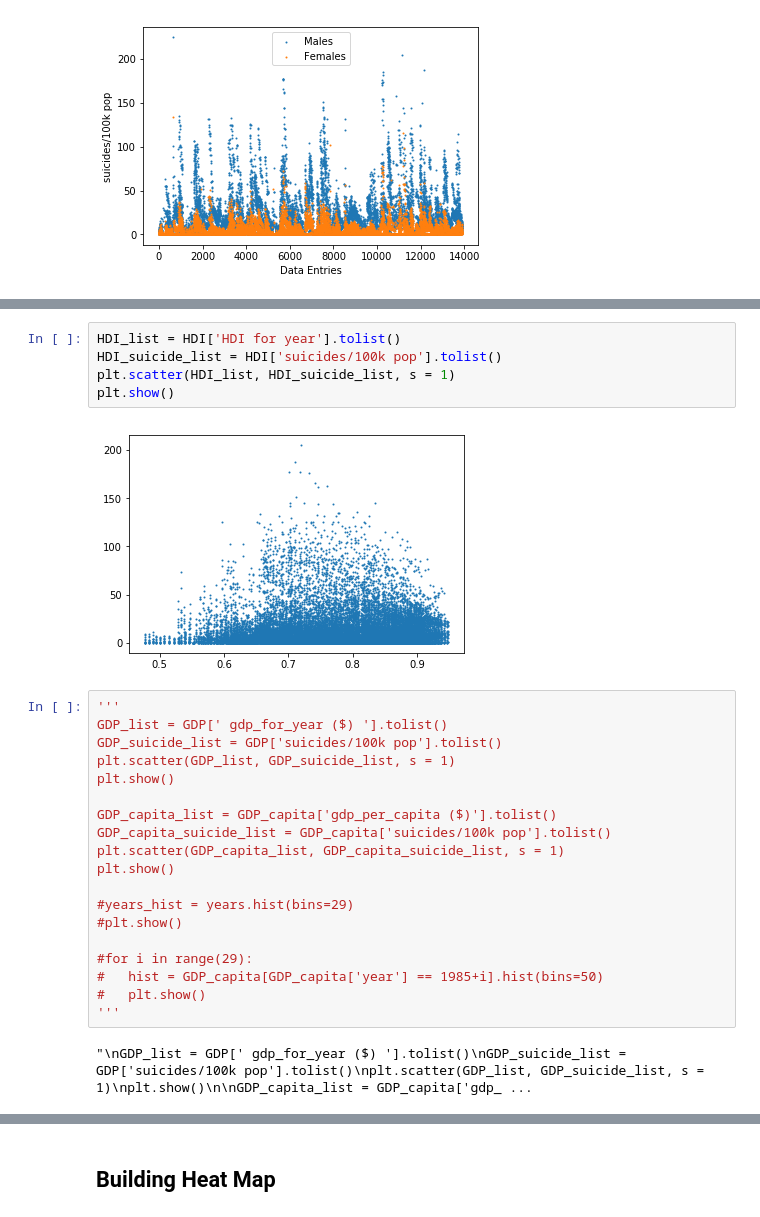
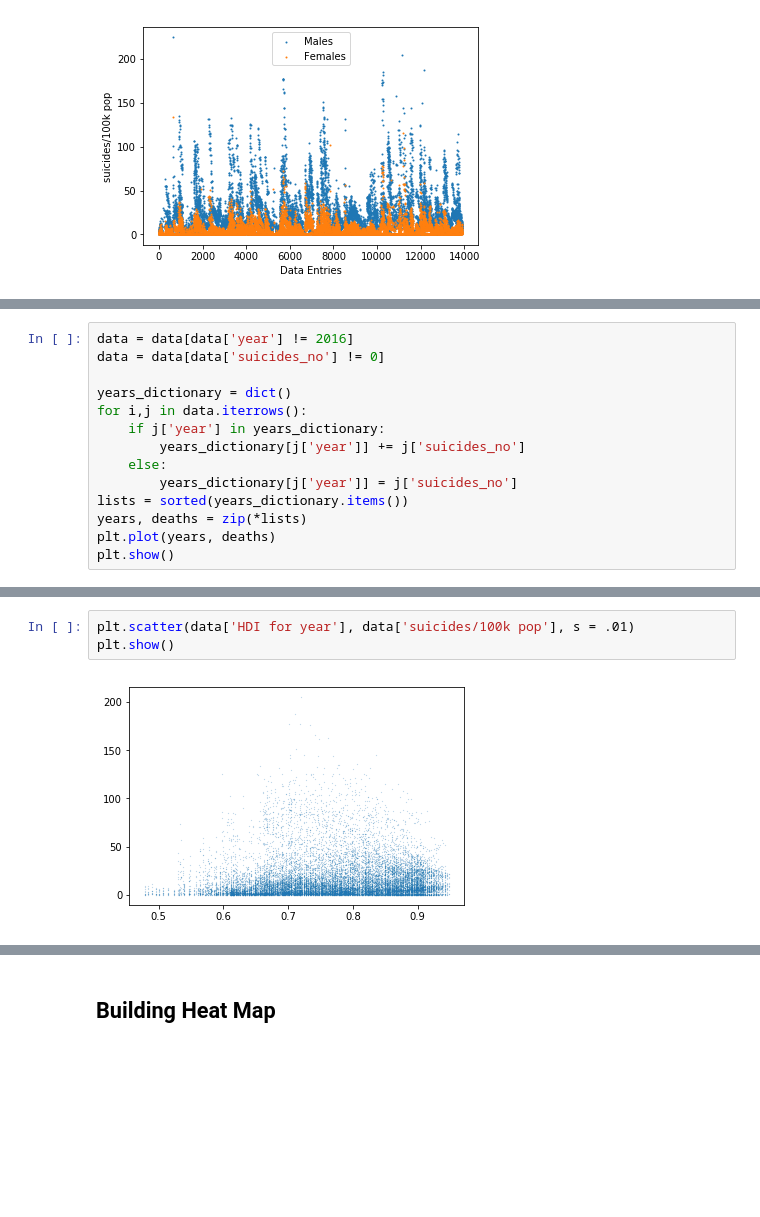
Before and after one commit to jbhesania/COGS108_26, a Jupyter notebook: DataExploration.ipynb, the cells around one changed output, grey strips where cells are left out. Drawn from its saved outputs; the diff is of its cells as text; blank space fills up the shorter version.

```diff
--- a/DataExploration.ipynb
+++ b/DataExploration.ipynb
@@ -133,0 +115,14 @@ plt.show()
+# %%
+data = data[data['year'] != 2016]
+data = data[data['suicides_no'] != 0]
+
+years_dictionary = dict()
+for i,j in data.iterrows():
+    if j['year'] in years_dictionary:
+        years_dictionary[j['year']] += j['suicides_no']
+    else:
+        years_dictionary[j['year']] = j['suicides_no']
+lists = sorted(years_dictionary.items())
+years, deaths = zip(*lists)
+plt.plot(years, deaths)
+plt.show()
@@ -176,28 +236,5 @@ male
 # %%
-HDI_list = HDI['HDI for year'].tolist()
-HDI_suicide_list = HDI['suicides/100k pop'].tolist()
-plt.scatter(HDI_list, HDI_suicide_list, s = 1)
+plt.scatter(data['HDI for year'], data['suicides/100k pop'], s = .01)
 plt.show()
 # %% [output]
-[figure, old version]
+[figure, new version]
-# %%
-'''
-GDP_list = GDP[' gdp_for_year ($) '].tolist()
-GDP_suicide_list = GDP['suicides/100k pop'].tolist()
-plt.scatter(GDP_list, GDP_suicide_list, s = 1)
-plt.show()
-
-GDP_capita_list = GDP_capita['gdp_per_capita ($)'].tolist()
-GDP_capita_suicide_list = GDP_capita['suicides/100k pop'].tolist()
-plt.scatter(GDP_capita_list, GDP_capita_suicide_list, s = 1)
-plt.show()
-
-#years_hist = years.hist(bins=29)
-#plt.show()
-
-#for i in range(29):
-#	hist = GDP_capita[GDP_capita['year'] == 1985+i].hist(bins=50)
-#	plt.show()
-'''
-# %% [output]
-"\nGDP_list = GDP[' gdp_for_year ($) '].tolist()\nGDP_suicide_list = GDP['suicides/100k pop'].tolist()\nplt.scatter(GDP_list, GDP_suicide_list, s = 1)\nplt.show()\n\nGDP_capita_list = GDP_capita['gdp_ ...
```
Also changed, not shown: parts of 10 cells of this notebook.
